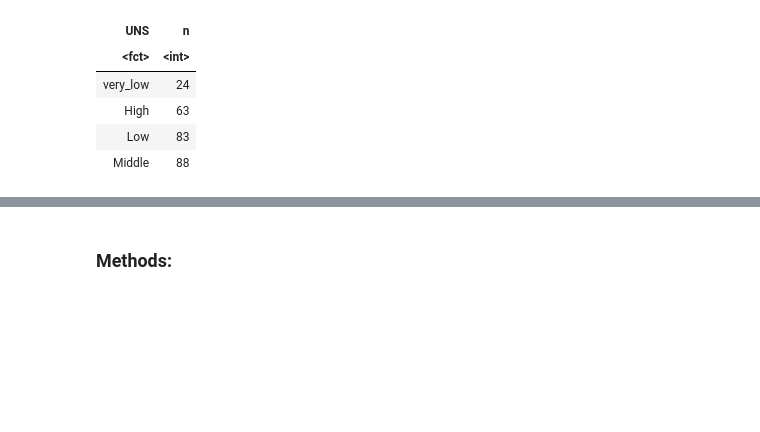
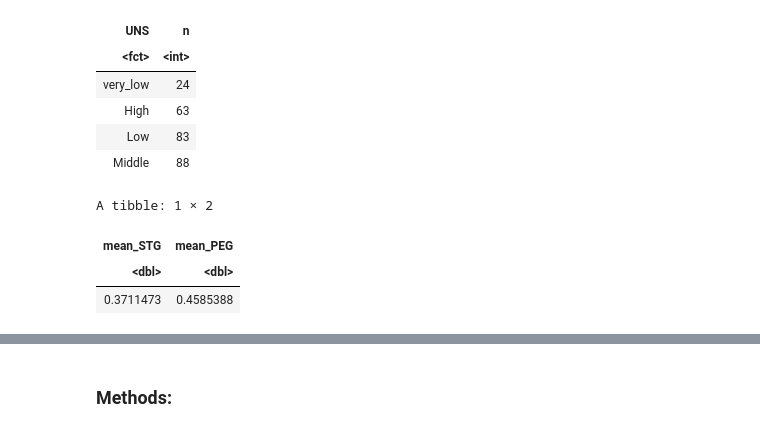
Before and after one commit to namyasharmaa/DSCI-100-Project, a Jupyter notebook: project_proposal.ipynb, the cells around one changed output, grey strips where cells are left out. Drawn from its saved outputs; the diff is of its cells as text; code cells hidden in the pictures; blank space fills up the shorter version.

```diff
--- a/project_proposal.ipynb
+++ b/project_proposal.ipynb
@@ -67,3 +49,14 @@ A tibble: 4 × 2
 | High | 63 |
 | Low | 83 |
 | Middle | 88 |
+# %%
+#the means of the predictor variables you plan to use in your analysis
+predictors_mean <- training_data %>%
+                  summarize (mean_STG = mean(STG, na.rm = TRUE),
+                             mean_PEG = mean(PEG, na.rm = TRUE))
+predictors_mean
+# %% [output]
+A tibble: 1 × 2
+| mean_STG | mean_PEG |
+| <dbl> | <dbl> |
+| 0.3711473 | 0.4585388 |
```
Also changed, not shown: parts of 5 cells of this notebook.
